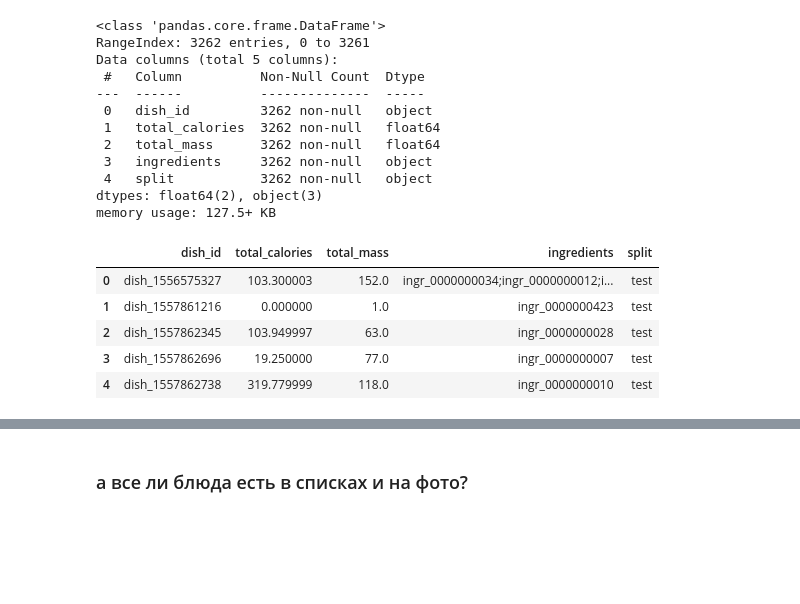
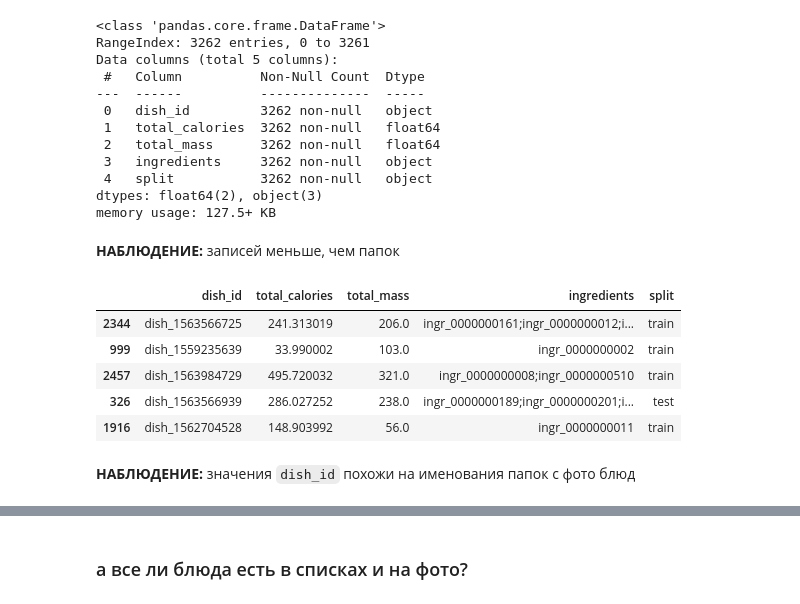
Before and after one commit to SanSanychSeva/Yandex_Practicum_DL_Engineer_2026_stream4, a Jupyter notebook: stream4_handson_project.ipynb, the cells around one changed output, grey strips where cells are left out. Drawn from its saved outputs; the diff is of its cells as text; code cells hidden in the pictures; blank space fills up the shorter version.

```diff
--- a/stream4_handson_project.ipynb
+++ b/stream4_handson_project.ipynb
@@ -49,12 +61,16 @@ Data columns (total 5 columns):
  4   split           3262 non-null   object
 dtypes: float64(2), object(3)
 memory usage: 127.5+ KB
+# %% [markdown]
+**НАБЛЮДЕНИЕ:** записей меньше, чем папок
 # %%
-dish_df.head()
+dish_df.sample(5, axis=0)
 # %% [output]
 |  | dish_id | total_calories | total_mass | ingredients | split |
-| 0 | dish_1556575327 | 103.300003 | 152.0 | ingr_0000000034;ingr_0000000012;i... | test |
-| 1 | dish_1557861216 | 0.000000 | 1.0 | ingr_0000000423 | test |
-| 2 | dish_1557862345 | 103.949997 | 63.0 | ingr_0000000028 | test |
-| 3 | dish_1557862696 | 19.250000 | 77.0 | ingr_0000000007 | test |
-| 4 | dish_1557862738 | 319.779999 | 118.0 | ingr_0000000010 | test |
+| 2344 | dish_1563566725 | 241.313019 | 206.0 | ingr_0000000161;ingr_0000000012;i... | train |
+| 999 | dish_1559235639 | 33.990002 | 103.0 | ingr_0000000002 | train |
+| 2457 | dish_1563984729 | 495.720032 | 321.0 | ingr_0000000008;ingr_0000000510 | train |
+| 326 | dish_1563566939 | 286.027252 | 238.0 | ingr_0000000189;ingr_0000000201;i... | test |
+| 1916 | dish_1562704528 | 148.903992 | 56.0 | ingr_0000000011 | train |
+# %% [markdown]
+**НАБЛЮДЕНИЕ:** значения `dish_id` похожи на именования папок с фото блюд
```
Also changed, not shown: parts of 74 cells of this notebook.
